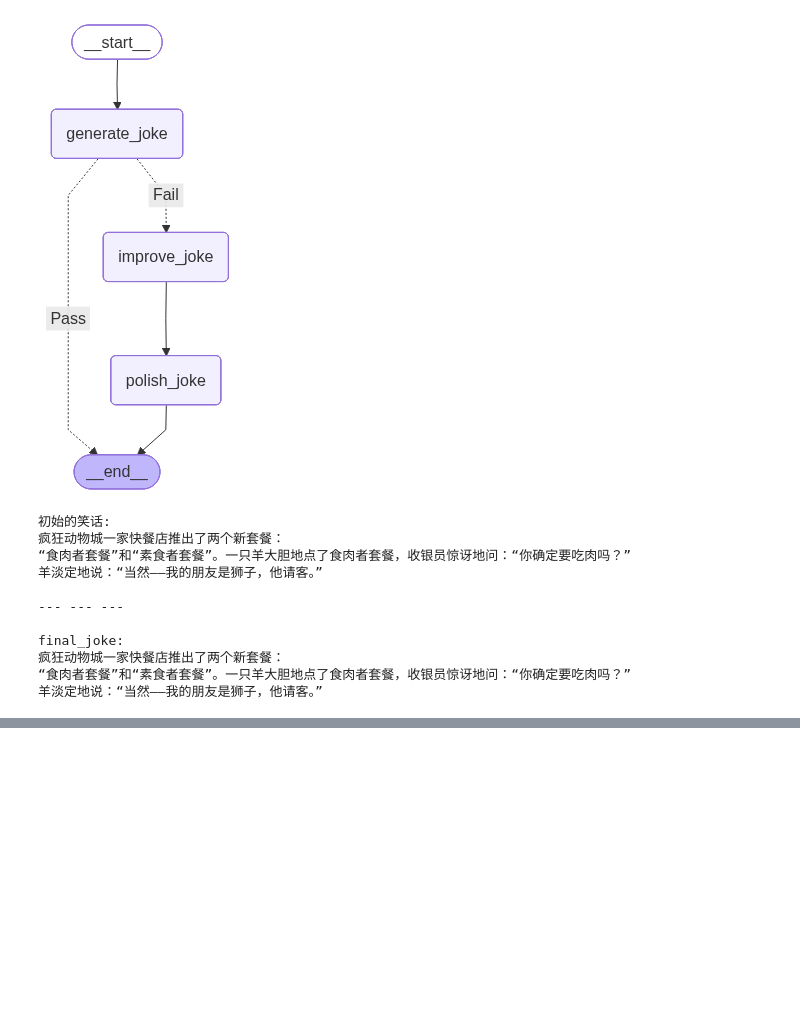
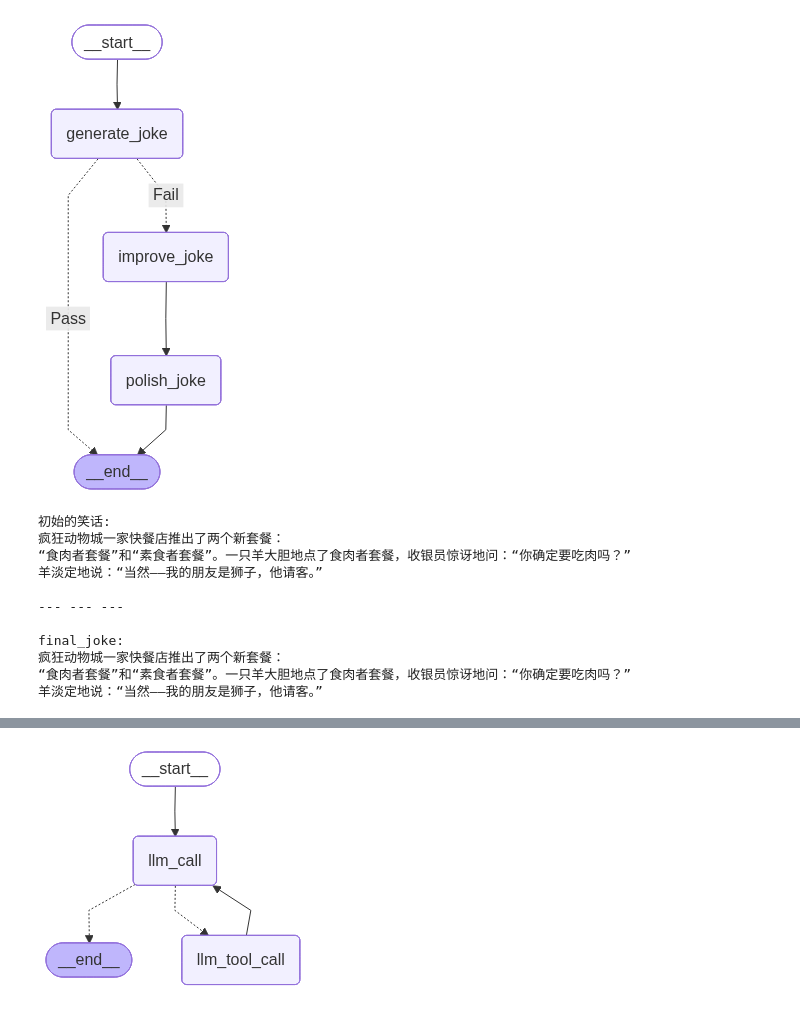
Before and after one commit to Liucc-123/langchain, a Jupyter notebook: codes/langchainv1/langgraph/1、开始使用/workflows+agents.ipynb, the cells around one changed output, grey strips where cells are left out. Drawn from its saved outputs; the diff is of its cells as text; code cells hidden in the pictures; blank space fills up the shorter version.

```diff
--- a/codes/langchainv1/langgraph/1、开始使用/workflows+agents.ipynb
+++ b/codes/langchainv1/langgraph/1、开始使用/workflows+agents.ipynb
@@ -136,0 +288,69 @@ final_joke:
+# %%
+from langgraph.graph import MessagesState
+from langchain.messages import SystemMessage, HumanMessage, ToolMessage
+
+from langgraph.graph import StateGraph, START, END
+from IPython.display import Image, display
+from typing_extensions import Literal
+
+
+# 定义节点
+# 节点1：模型自己决定是否调用工具
+def llm_call(state: MessagesState):
+    """模型自行决定是否要调用工具"""
+
+    return {
+        "messages": [
+            llm_with_tools.invoke(
+                [
+                    SystemMessage(
+                        content="你是一个有用的算数助手，可以使用工具来帮助用户解决一些计算相关问题"
+                    )
+                ]
+                + state["messages"]
+            )
+        ]
+    }
+
+# 节点2：工具调用
+def llm_tool_call(state: MessagesState):
+    """调用工具"""
+
+    latest_message = state["messages"][-1]
+    result = []
+    for tool_call in latest_message.tool_calls:
+        tool = tools_by_name[tool_call["name"]]
+        observatopn = tool.invoke(tool_call["args"])
+        result.append(ToolMessage(content=observatopn, tool_call_id=tool_call['id']))
+
+    return {"messages": result}
+
+def should_continue(state: MessagesState)-> Literal["llm_tool_call", END]:
+    """判断流程是否继续"""
+
+    latest_message = state["messages"][-1]
+    if latest_message.tool_calls:
+        return "llm_tool_call"
+    else:
+        return END
+
+# 定义工作流
+agent_builder = StateGraph(MessagesState)
+# 添加节点
+agent_builder.add_node("llm_call", llm_call)
+agent_builder.add_node("llm_tool_call", llm_tool_call)
+# 添加边
+agent_builder.add_edge(START, "llm_call")
+agent_builder.add_conditional_edges("llm_call", should_continue, ["llm_tool_call", END])
+agent_builder.add_edge("llm_tool_call", "llm_call") # 工具调用后，召回结果返回给llm进行下一步决定
+# 编译图
+app = agent_builder.compile()
+# 展示图的结构
+display(Image(app.get_graph(xray=True).draw_mermaid_png()))
+# 调用
+messages = [HumanMessage(content="使用工具计算 3+23=?")]
+response = app.invoke({"messages": messages})
+for message in response["messages"]:
+    message.pretty_print()
+# %% [output]
+[figure, added]
```
Also changed, not shown: parts of 5 cells of this notebook.
